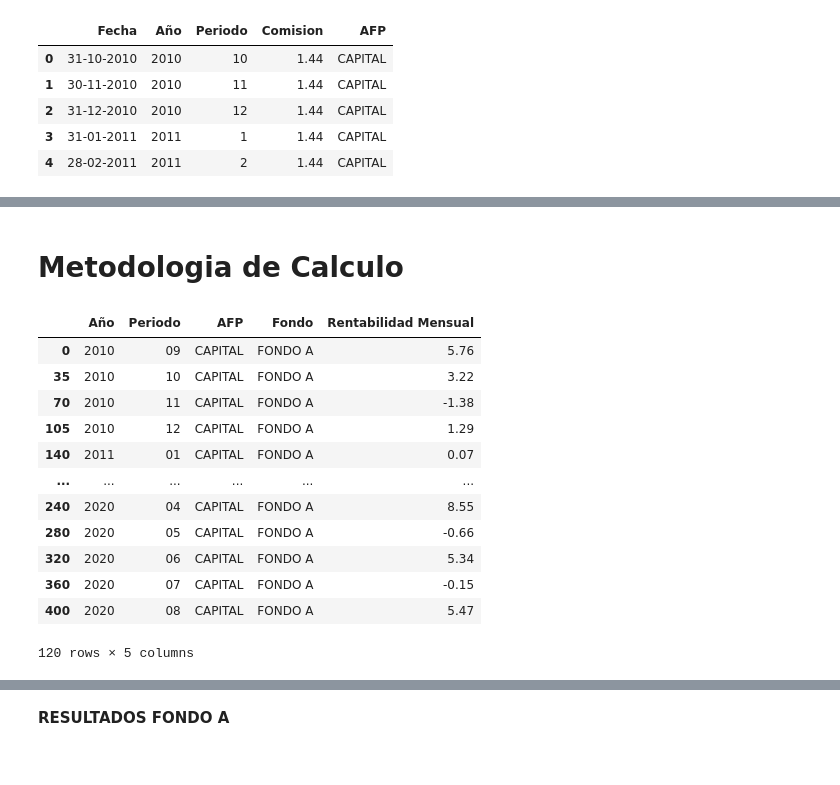
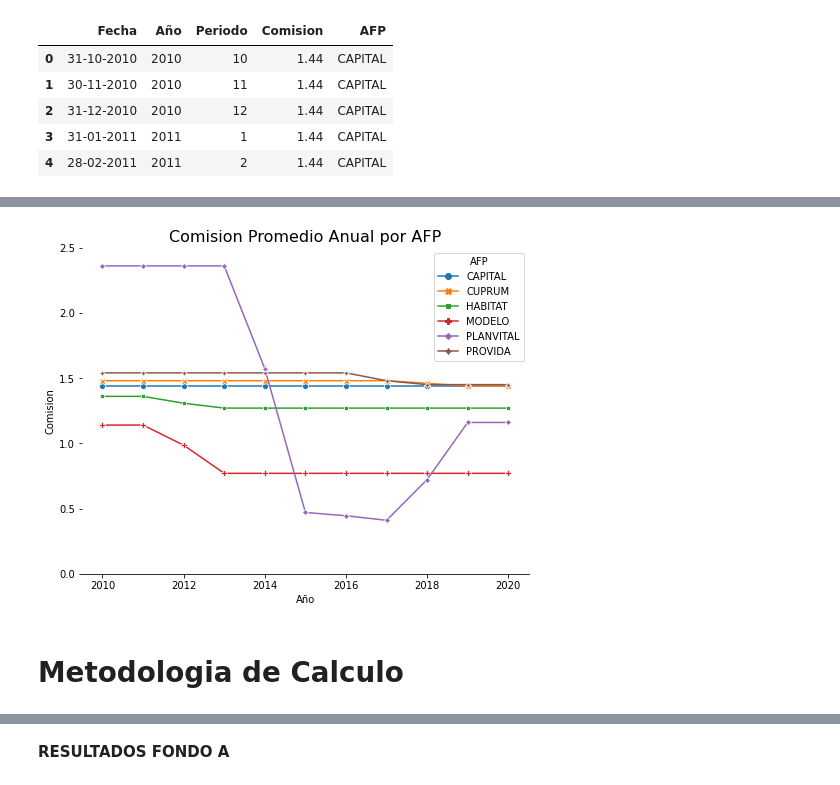
Before and after one commit to Foco22/AFPs, a Jupyter notebook: AnalisisAFPs.ipynb, the cells around one changed output, grey strips where cells are left out. Saved outputs shown, nothing was run; the diff lists cells and outputs as text; code cells hidden in the pictures.

```diff
--- a/AnalisisAFPs.ipynb
+++ b/AnalisisAFPs.ipynb
@@ -454,3 +401,15 @@ plt.ylim(0,2.7)
+# %%
+import matplotlib.pyplot as plt
+
+plt.figure(figsize = (8,6))
+
+df_promedio_comision = df_comision.groupby(['Año','AFP']).mean()['Comision'].reset_index()
+sns.lineplot(y ='Comision', x ='Año', data = df_promedio_comision, hue = 'AFP', markers=True, dashes=False, style='AFP')
+plt.ylim([0,2.5])
+plt.title('Comision Promedio Anual por AFP',fontsize = 16)
+sns.despine(left=True,top = True,bottom = False)
+# %% [output]
+[figure, added]
 # %% [markdown]
 # **Metodologia de Calculo**
 # %%
@@ -460,22 +419,5 @@ Salario_UF = Salario/UF_2010_31_01
 #Salario_UF = 1000000
 Monto_cotizar = Salario_UF*0.1
-# %%
-df = df_rentabilidad.loc[(df_rentabilidad['AFP'] == 'CAPITAL') & (df_rentabilidad['Fondo'] == 'FONDO A')]
-df
-# %% [output]
-|  | Año | Periodo | AFP | Fondo | Rentabilidad Mensual |
-| 0 | 2010 | 09 | CAPITAL | FONDO A | 5.76 |
-| 35 | 2010 | 10 | CAPITAL | FONDO A | 3.22 |
-| 70 | 2010 | 11 | CAPITAL | FONDO A | -1.38 |
-| 105 | 2010 | 12 | CAPITAL | FONDO A | 1.29 |
-| 140 | 2011 | 01 | CAPITAL | FONDO A | 0.07 |
-| ... | ... | ... | ... | ... | ... |
-| 240 | 2020 | 04 | CAPITAL | FONDO A | 8.55 |
-| 280 | 2020 | 05 | CAPITAL | FONDO A | -0.66 |
-| 320 | 2020 | 06 | CAPITAL | FONDO A | 5.34 |
-| 360 | 2020 | 07 | CAPITAL | FONDO A | -0.15 |
-| 400 | 2020 | 08 | CAPITAL | FONDO A | 5.47 |
-120 rows × 5 columns
 # %%
 def afps(afp,Fondo):
 
```
Also changed, not shown: parts of 46 cells of this notebook.
